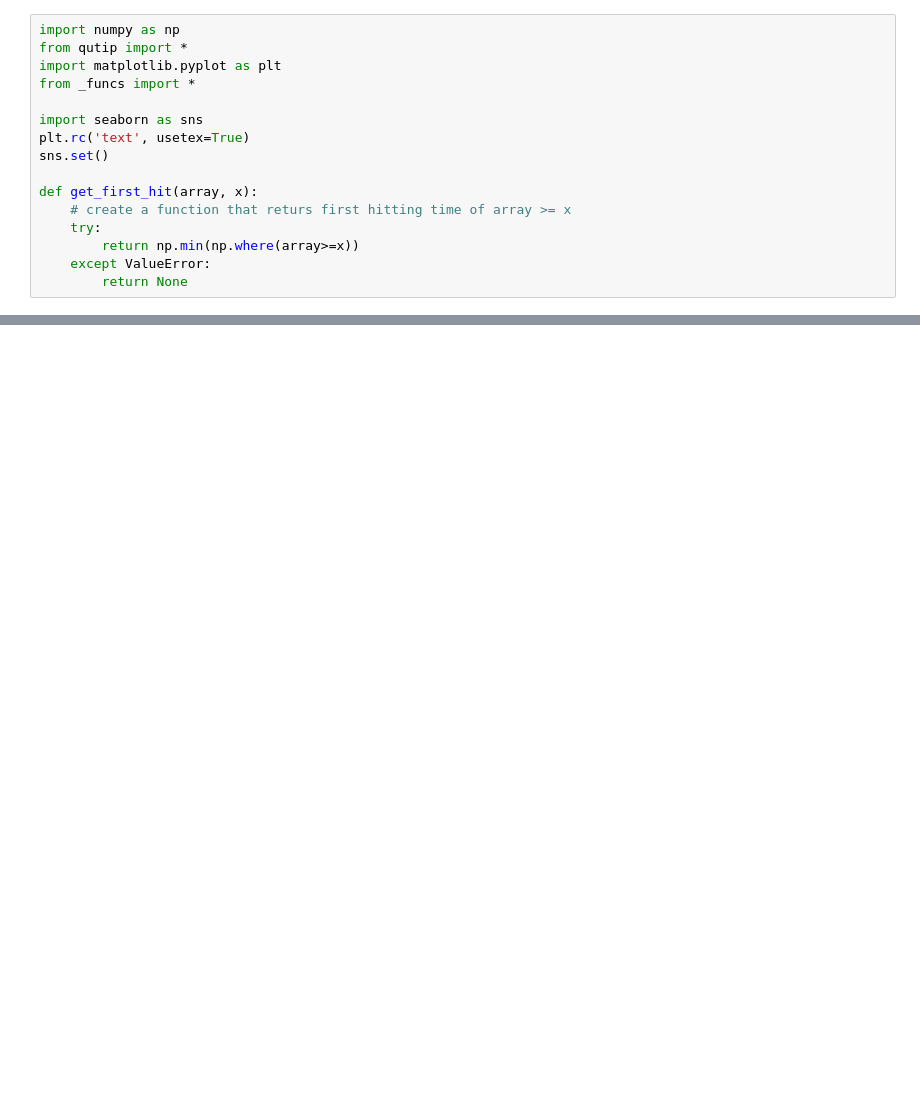
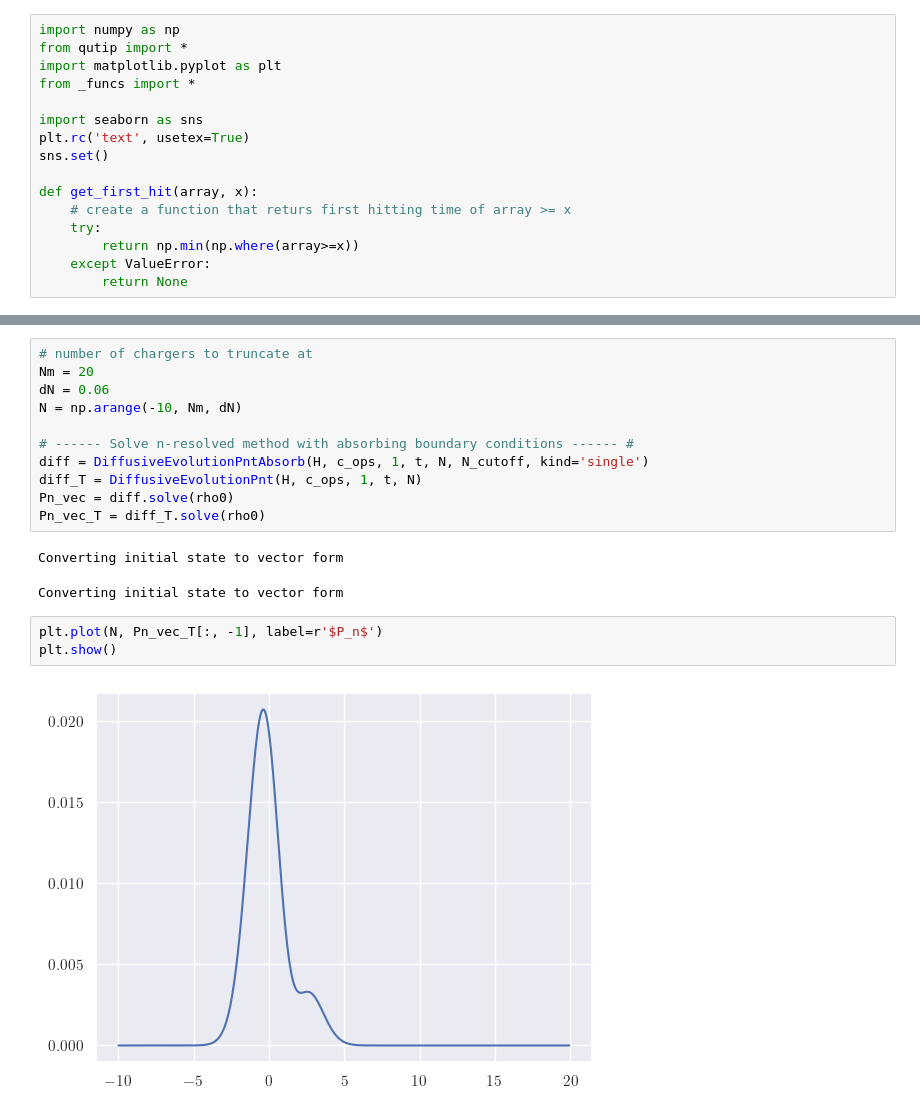
Before and after one commit to mikeal888/First_Passage_Times, a Jupyter notebook: Gambling_demon.ipynb, the cells around one changed output, grey strips where cells are left out. Drawn from its saved outputs; the diff is of its cells as text; blank space fills up the shorter version.

```diff
--- a/Gambling_demon.ipynb
+++ b/Gambling_demon.ipynb
@@ -42,0 +73,19 @@ rho0 = fock(2, 1)
+# %%
+# number of chargers to truncate at
+Nm = 20
+dN = 0.06
+N = np.arange(-10, Nm, dN)
+
+# ------ Solve n-resolved method with absorbing boundary conditions ------ #
+diff = DiffusiveEvolutionPntAbsorb(H, c_ops, 1, t, N, N_cutoff, kind='single')
+diff_T = DiffusiveEvolutionPnt(H, c_ops, 1, t, N)
+Pn_vec = diff.solve(rho0)
+Pn_vec_T = diff_T.solve(rho0)
+# %% [output]
+Converting initial state to vector form
+Converting initial state to vector form
+# %%
+plt.plot(N, Pn_vec_T[:, -1], label=r'$P_n$')
+plt.show()
+# %% [output]
+[figure, added]
```
Also changed, not shown: parts of 15 cells of this notebook, 7 other files.
